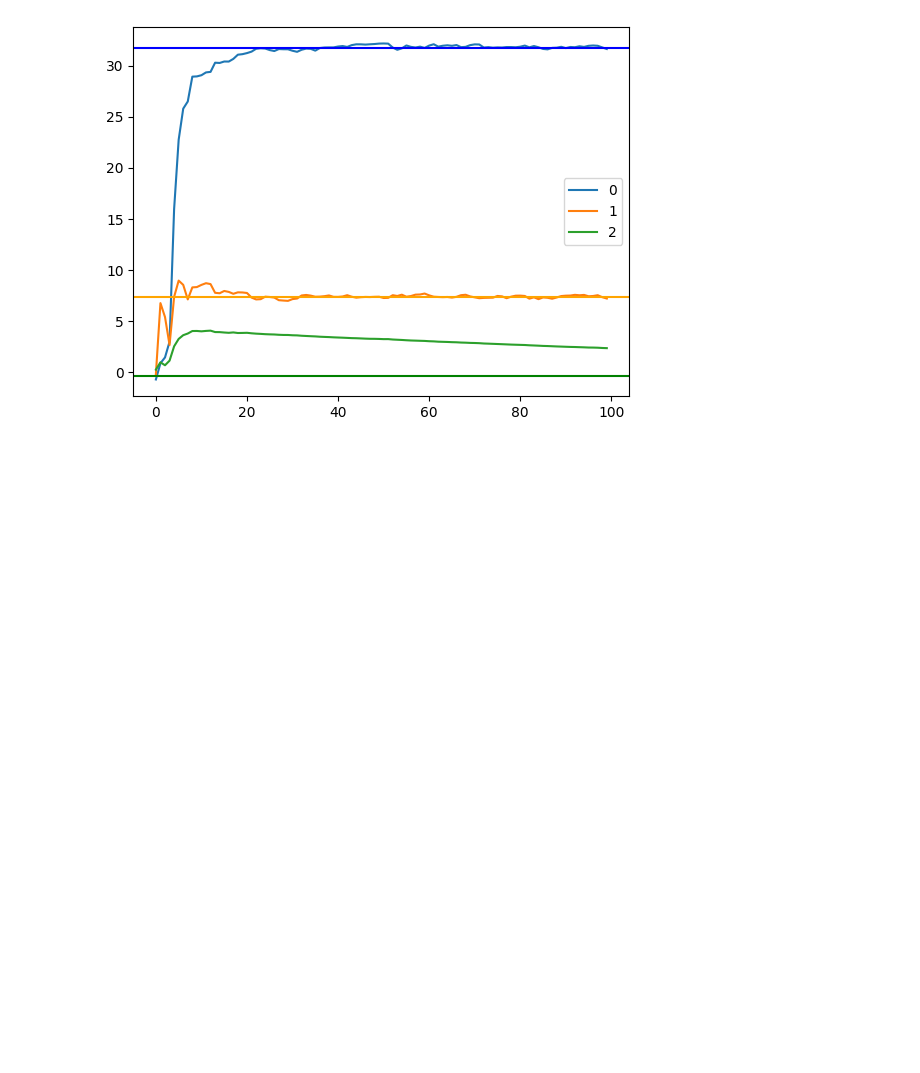
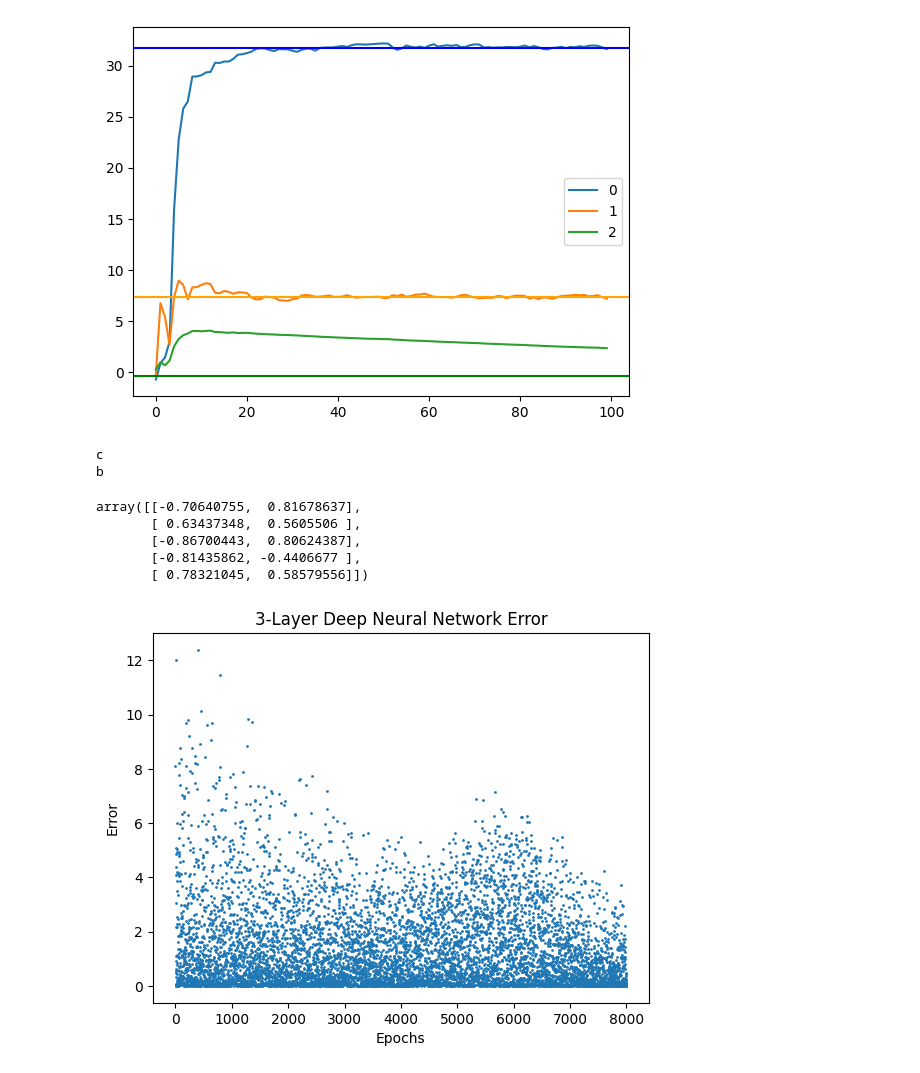
Before and after one commit to jtang25/NeuralNetwork, a Jupyter notebook: test.ipynb, the cells around one changed output. Drawn from its saved outputs; the diff is of its cells as text; code cells hidden in the pictures; blank space fills up the shorter version.

```diff
--- a/test.ipynb
+++ b/test.ipynb
@@ -118,3 +118,20 @@ plt.legend()
 plt.show()
 # %% [output]
 [figure]
+# %%
+list = ['a','b','c','d']
+
+for x in range(len(list)-2):
+    print(list[len(list)-2-x])
+# %% [output]
+c
+b
+# %%
+import numpy as np
+np.random.uniform(-1, 1, size=(5, 2))
+# %% [output]
+array([[-0.70640755,  0.81678637],
+       [ 0.63437348,  0.5605506 ],
+       [-0.86700443,  0.80624387],
+       [-0.81435862, -0.4406677 ],
+       [ 0.78321045,  0.58579556]])
@@ -120,0 +233,18 @@ plt.show()
+# %%
+model = Model(Layers=[
+    Dense_Layer(input_shape=2,output_shape=4),
+    Dense_Layer(input_shape=4,output_shape=4),
+    Output_Layer(input_shape=4,output_shape=1)
+])
+
+X = np.random.uniform(-1, 1, size=(8000, 2))
+y = [2*X[x][0]+-2*X[x][1]-1 for x in range(len(X))]
+
+error = model.fit(X,y,learning_rate=0.001)
+plt.scatter(range(len(error)),error, s=1)
+plt.xlabel("Epochs")
+plt.ylabel("Error")
+plt.title("{layers}-Layer Deep Neural Network Error".format(layers=len(model.get_Layers())))
+plt.show()
+# %% [output]
+[figure, added]
```
Also changed, not shown: parts of 4 cells of this notebook, 6 other files.
